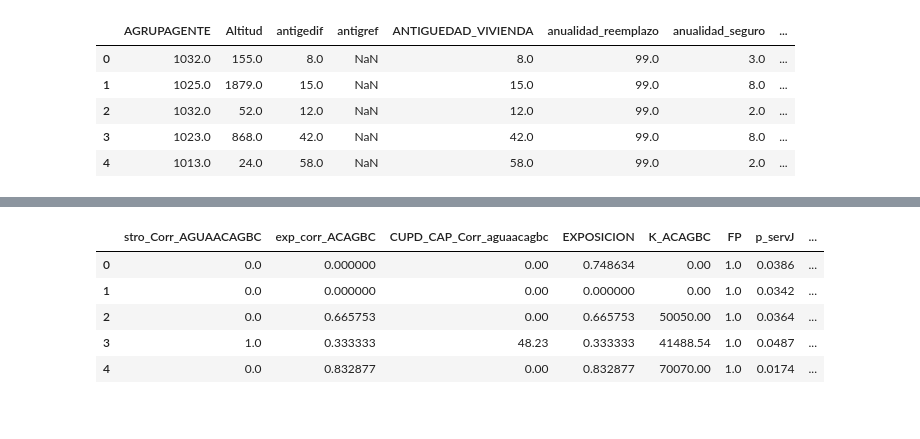
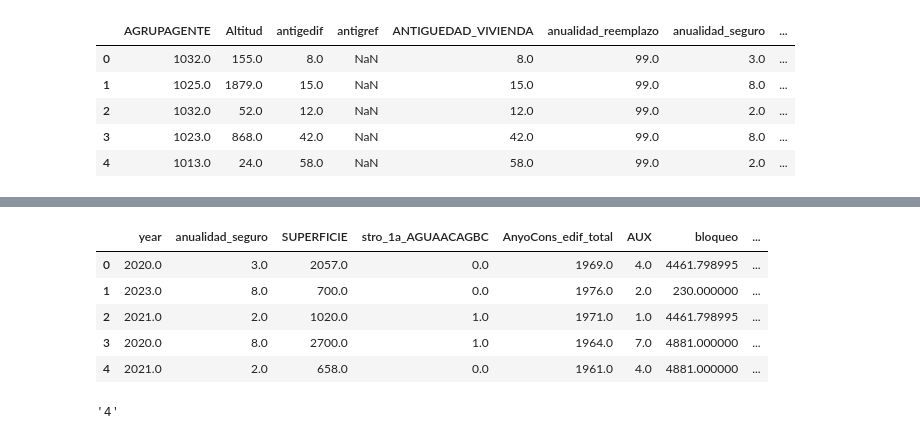
Before and after one commit to mateocivil10/pj_sa_202402, a Jupyter notebook: NOTEBOOKS/proyecto_final_pricing.ipynb, the cells around one changed output, grey strips where cells are left out. Saved outputs shown, nothing was run; the diff lists cells and outputs as text; code cells hidden in the pictures.

```diff
--- a/NOTEBOOKS/proyecto_final_pricing.ipynb
+++ b/NOTEBOOKS/proyecto_final_pricing.ipynb
@@ -94,15 +92,24 @@ df_filtrado2 = df_filtrado_cols['Factor'].tolist()
 # %%
+#ejecutando  todo el codigo
+#df_filtrado2.extend(['year','anualidad_seguro','SUPERFICIE','stro_1a_AGUAACAGBC','AnyoCons_edif_total','AUX','bloqueo','resp','CANAL','catage_emp','catage_glob','catage_hog','catage_tur','CATTAG','cl_cobro','tipologia_literal'])
+#con valores quemados
+df_filtrado2=[]
+df_filtrado2.extend(['year','anualidad_seguro','SUPERFICIE','stro_1a_AGUAACAGBC','AnyoCons_edif_total','AUX','bloqueo','resp','CANAL','catage_emp','catage_glob','catage_hog','catage_tur','CATTAG','cl_cobro','tipologia_literal','stro_Corr_AGUAACAGBC', 'exp_corr_ACAGBC', 'CUPD_CAP_Corr_aguaacagbc', 'EXPOSICION', 'K_ACAGBC', 'FP', 'p_servJ', 'cp_ter_peso_2012', 'estu3grado_16_64', 'estu3grado'])
 
-df_filtrado2.extend(['year','anualidad_seguro','FP','K_ACAGBC','SUPERFICIE','stro_1a_AGUAACAGBC','AnyoCons_edif_total','AUX','bloqueo','catage_glob','catage_tur','exp_corr_ACAGBC','resp','stro_Corr_AGUAACAGBC', 'CUPD_CAP_Corr_aguaacagbc', 'EXPOSICION',  'p_servJ', 'cp_ter_peso_2012', 'estu3grado_16_64', 'estu3grado'])
-df_filtrado2.extend(variables_categoricas)
 df_muestra=df_muestra[df_filtrado2]
 df_muestra.head(5)
+#f_muestra = df_muestra.drop(columns=['CODINE', 'CODPOST','COMESP','CONFCOMELE','Etiq_AGUAACAGBC','NIF_TIPO','NP_RB','PACRAS','PROPIETARIO','ROBINSON','TAG','VIGILANCIA'])
 #df_muestra.columns
 # %% [output]
-|  | stro_Corr_AGUAACAGBC | exp_corr_ACAGBC | CUPD_CAP_Corr_aguaacagbc | EXPOSICION | K_ACAGBC | FP | p_servJ | ... |
-| 0 | 0.0 | 0.000000 | 0.00 | 0.748634 | 0.00 | 1.0 | 0.0386 | ... |
-| 1 | 0.0 | 0.000000 | 0.00 | 0.000000 | 0.00 | 1.0 | 0.0342 | ... |
-| 2 | 0.0 | 0.665753 | 0.00 | 0.665753 | 50050.00 | 1.0 | 0.0364 | ... |
-| 3 | 1.0 | 0.333333 | 48.23 | 0.333333 | 41488.54 | 1.0 | 0.0487 | ... |
-| 4 | 0.0 | 0.832877 | 0.00 | 0.832877 | 70070.00 | 1.0 | 0.0174 | ... |
+|  | year | anualidad_seguro | SUPERFICIE | stro_1a_AGUAACAGBC | AnyoCons_edif_total | AUX | bloqueo | ... |
+| 0 | 2020.0 | 3.0 | 2057.0 | 0.0 | 1969.0 | 4.0 | 4461.798995 | ... |
+| 1 | 2023.0 | 8.0 | 700.0 | 0.0 | 1976.0 | 2.0 | 230.000000 | ... |
+| 2 | 2021.0 | 2.0 | 1020.0 | 1.0 | 1971.0 | 1.0 | 4461.798995 | ... |
+| 3 | 2020.0 | 8.0 | 2700.0 | 1.0 | 1964.0 | 7.0 | 4881.000000 | ... |
+| 4 | 2021.0 | 2.0 | 658.0 | 0.0 | 1961.0 | 4.0 | 4881.000000 | ... |
+# %%
+moda = df_muestra['catage_glob'].mode()[0]
+moda
+# %% [output]
+'4'
 # %%
```
Also changed, not shown: parts of 16 cells of this notebook, 1 other file.
